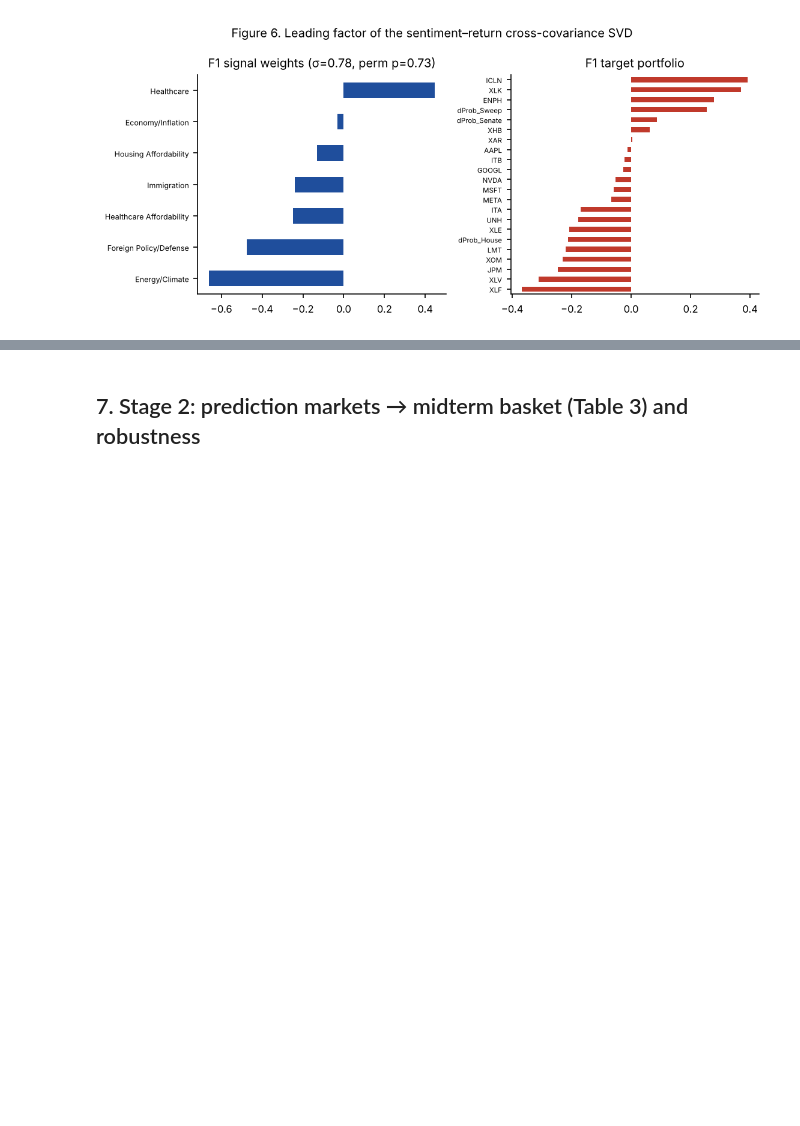
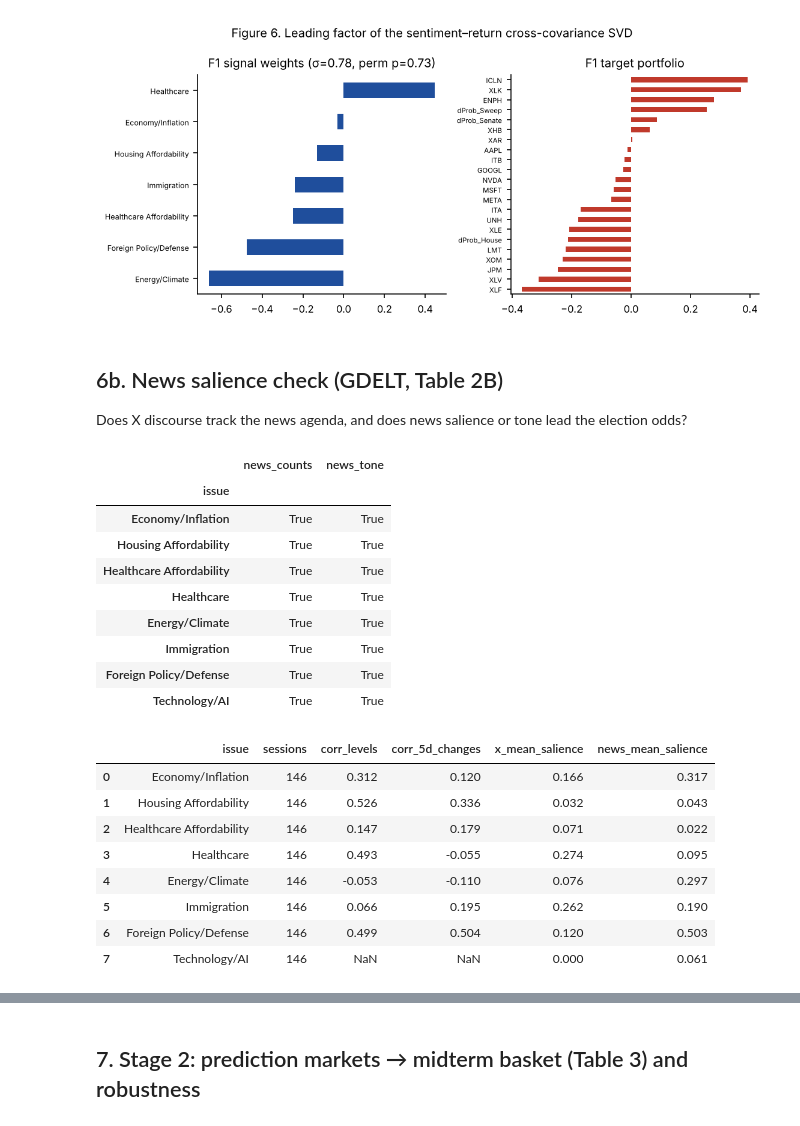
Before and after one commit to paramshahh/FRE-GY-7871A-Assignment1, a Jupyter notebook: assignment5/assignment5_capstone.ipynb, the cells around one changed output, grey strips where cells are left out. Drawn from its saved outputs; the diff is of its cells as text; code cells hidden in the pictures; blank space fills up the shorter version.

```diff
--- a/assignment5/assignment5_capstone.ipynb
+++ b/assignment5/assignment5_capstone.ipynb
@@ -214,3 +214,30 @@ singular values [0.783 0.702 0.484] perm p [0.735 0.24  0.539] trained to 2026-0
 | 1 | F2 | 62 | 0.031 | 0.240 | 0.484 | 0.727 |
 | 2 | F3 | 62 | -0.076 | -0.588 | 0.452 | 0.545 |
 [figure]
+# %% [markdown]
+## 6b. News salience check (GDELT, Table 2B)
+Does X discourse track the news agenda, and does news salience or tone lead the election odds?
+# %%
+display(R.news_status)
+display(R.salience_validation.round(3))
+display(Markdown(tg.to_markdown(R.tables['table2b_news_salience'])))
+# %% [output]
+|  | news_counts | news_tone |
+| issue |  |  |
+| Economy/Inflation | True | True |
+| Housing Affordability | True | True |
+| Healthcare Affordability | True | True |
+| Healthcare | True | True |
+| Energy/Climate | True | True |
+| Immigration | True | True |
+| Foreign Policy/Defense | True | True |
+| Technology/AI | True | True |
+|  | issue | sessions | corr_levels | corr_5d_changes | x_mean_salience | news_mean_salience |
+| 0 | Economy/Inflation | 146 | 0.312 | 0.120 | 0.166 | 0.317 |
+| 1 | Housing Affordability | 146 | 0.526 | 0.336 | 0.032 | 0.043 |
+| 2 | Healthcare Affordability | 146 | 0.147 | 0.179 | 0.071 | 0.022 |
+| 3 | Healthcare | 146 | 0.493 | -0.055 | 0.274 | 0.095 |
+| 4 | Energy/Climate | 146 | -0.053 | -0.110 | 0.076 | 0.297 |
+| 5 | Immigration | 146 | 0.066 | 0.195 | 0.262 | 0.190 |
+| 6 | Foreign Policy/Defense | 146 | 0.499 | 0.504 | 0.120 | 0.503 |
+| 7 | Technology/AI | 146 | NaN | NaN | 0.000 | 0.061 |
```
Also changed, not shown: parts of 2 cells of this notebook, 4 other files.
